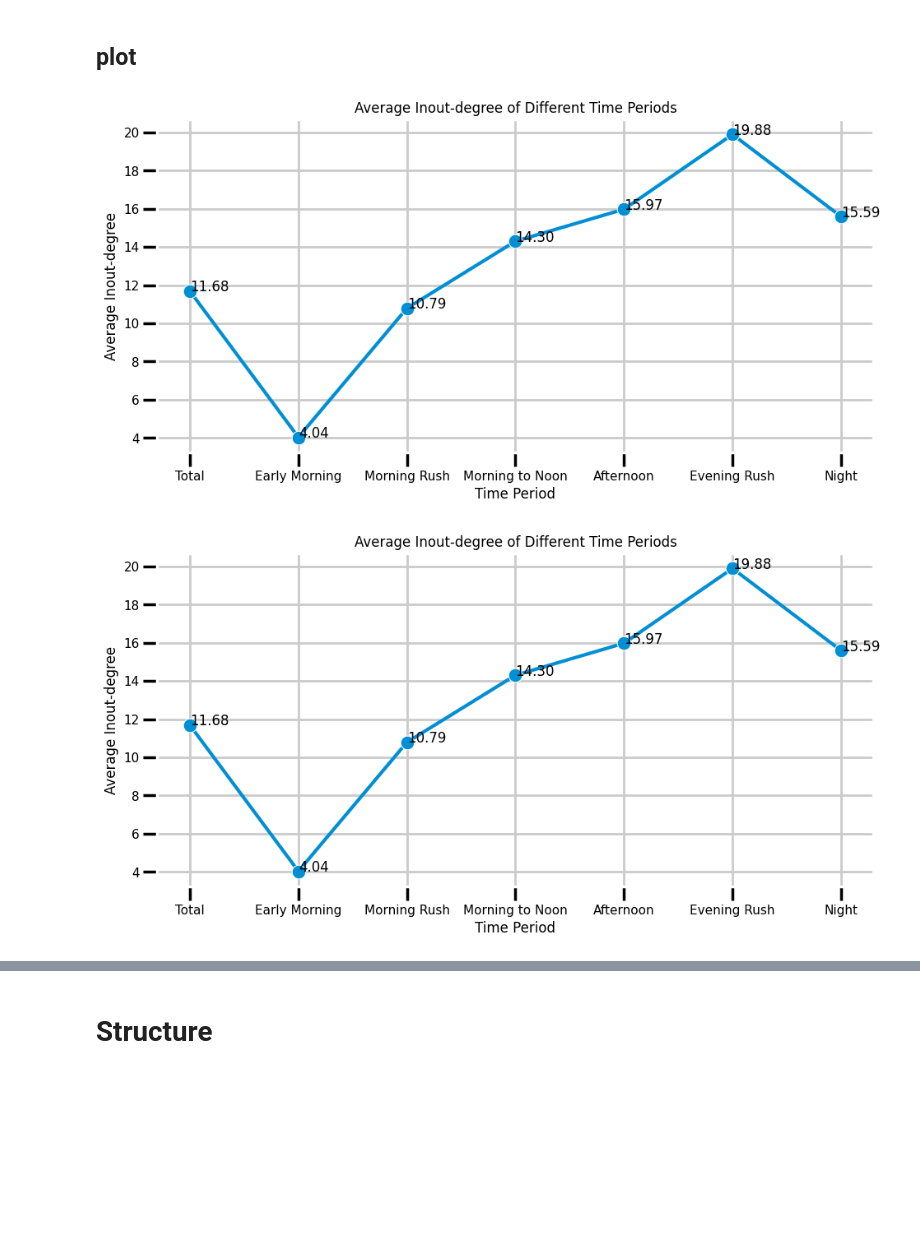
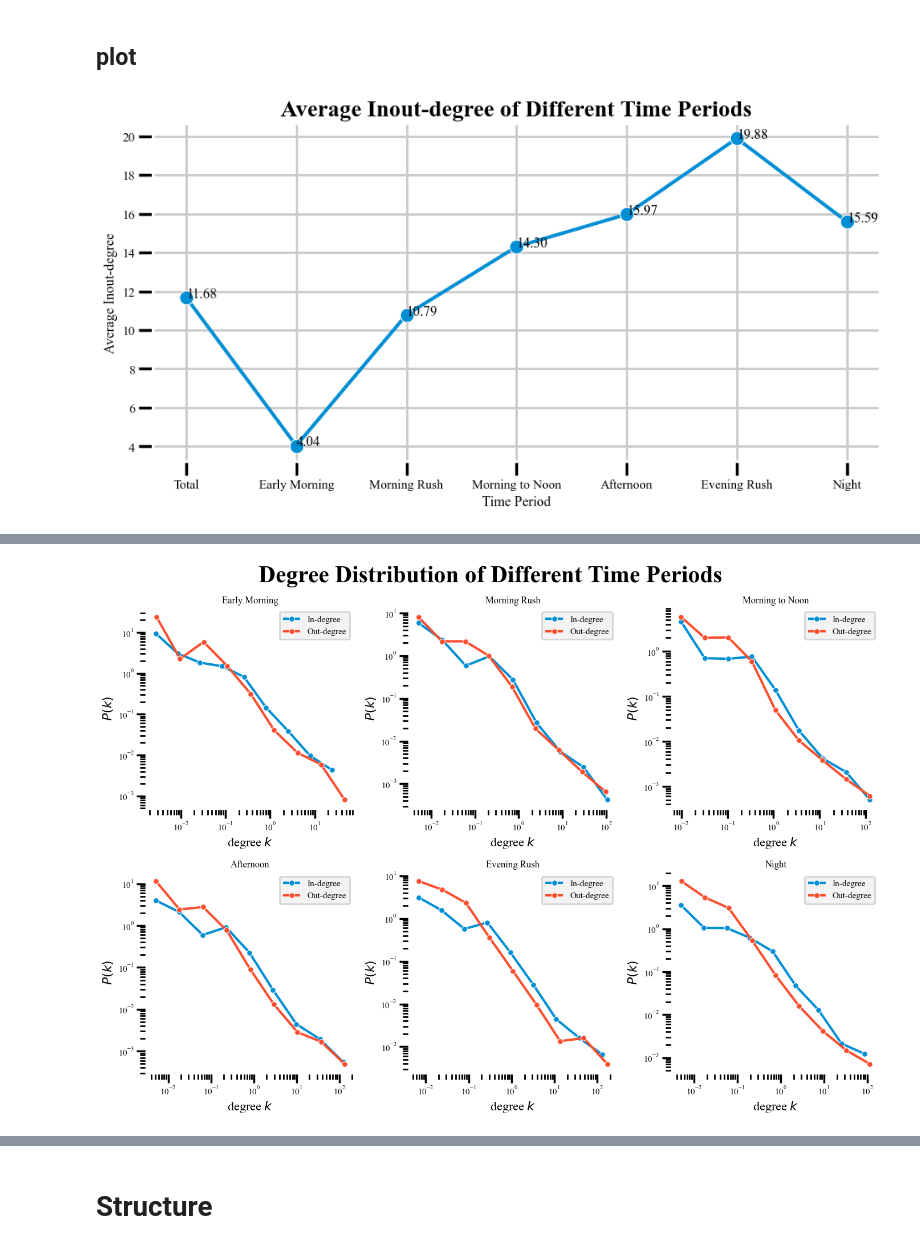
Before and after one commit to EXID-G/Bigscity-LibCity, a Jupyter notebook: !mywork/network.ipynb, the cells around one changed output, grey strips where cells are left out. Cells and saved outputs as stored; diff of their text form; code cells hidden in the pictures; blank space fills up the shorter version.

```diff
--- a/!mywork/network.ipynb
+++ b/!mywork/network.ipynb
@@ -7,6 +7,11 @@ import networkx as nx
 import netwulf as nw
 import matplotlib.pyplot as plt
 import seaborn as sns
+import numpy as np
+import matplotlib.lines as mlines
+
+plt.rcParams['font.sans-serif'] = ['Times New Roman']  #防止中文乱码，还可以有Microsoft YaHei, Times New Roman, Arial
+plt.rcParams["axes.unicode_minus"] = False   #字符显示，防止负号乱码
 # %%
 geo = pd.read_csv("data/NYCTAXI202401-202403.geo")
 geo.head()
@@ -150,23 +155,28 @@ def get_network_statistics(G):
     except:
         diameter = "Network is not connected."
 
+    # 最大连通分量
+    largest_component = max(nx.strongly_connected_components(G), key=len)
+
     return {
         "Number of nodes": num_nodes,
         "Number of edges": num_edges,
         "Average degree": avg_degree,
         "Average inout-degree": avg_in_degree,
-        "Hubs": hubs,
+        # "Hubs": hubs,
         "In_hubs": in_hubs,
         "Out_hubs": out_hubs,
         # "Shortest path lengths": shortest_path_lengths,
-        "Diameter": diameter
+        "Diameter": diameter,
+        "Largest component": largest_component,
+        "Size of largest component": len(largest_component)
     }
 
 def print_statistics(G):
-    print("-"*45)
+    # print("-"*45)
     stats = get_network_statistics(G)
-    for key, value in stats.items():
-        print(f"{key}: {value}")
+    # for key, value in stats.items():
+        # print(f"{key}: {value}")
     return stats
 # %%
 G_total_stats = print_statistics(G_total)
@@ -215,18 +207,18 @@ df_statistics
 # %%
 with plt.style.context("fivethirtyeight"), sns.plotting_context(context="poster",font_scale=0.5):
     fig,ax = plt.subplots(figsize=(10, 5))
     fig.patch.set_facecolor('white')  # 设置整个图的背景颜色为白色
     line = sns.lineplot(x=df_statistics.index, y="Average inout-degree", data=df_statistics,marker = "o")
 
     ax.set_facecolor('white')    # 设置轴的边框颜色为白色
     for spine in ax.spines.values():
         spine.set_edgecolor('white')
 
     for x, y in zip(df_statistics.index, df_statistics["Average inout-degree"]):
         ax.text(x, y, f'{y:.2f}', color='black', ha='left')
     plt.xlabel("Time Period")
     plt.ylabel("Average Inout-degree")
-    plt.title("Average Inout-degree of Different Time Periods")
+    plt.title("Average Inout-degree of Different Time Periods",fontsize = 20,weight = "bold")
+    plt.savefig("output/plot/Average Inout-degree of Different Time Periods.svg")
 # %% [output]
-[figure, old version]
+[figure, new version]
-[figure, removed]
@@ -233,0 +260,18 @@ with plt.style.context("fivethirtyeight"), sns.plotting_context(context="poster"
+# %%
+with plt.style.context("fivethirtyeight"), sns.plotting_context(context="poster",font_scale=0.5):
+    fig, axs = plt.subplots(2, 3, figsize=(14,10))
+    plt.suptitle("Degree Distribution of Different Time Periods", fontsize=30, weight="bold")
+    plt.subplots_adjust(top = 0.9)
+    fig.patch.set_facecolor('white')
+    for i, ax in enumerate(axs.flatten()):
+        ax.grid(False)
+        (line1, line2) = plot_degree(i, ax)
+        ax.set_facecolor('white')
+        for spine in ax.spines.values():
+            spine.set_edgecolor('white')
+        # ax.legend().set_visible(False)
+
+    plt.tight_layout()
+plt.savefig("output/plot/Degree distribution of different time periods.svg",bbox_inches="tight",transparent=True)
+# %% [output]
+[figure, added]
```
Also changed, not shown: parts of 17 cells of this notebook, 5 other files.
